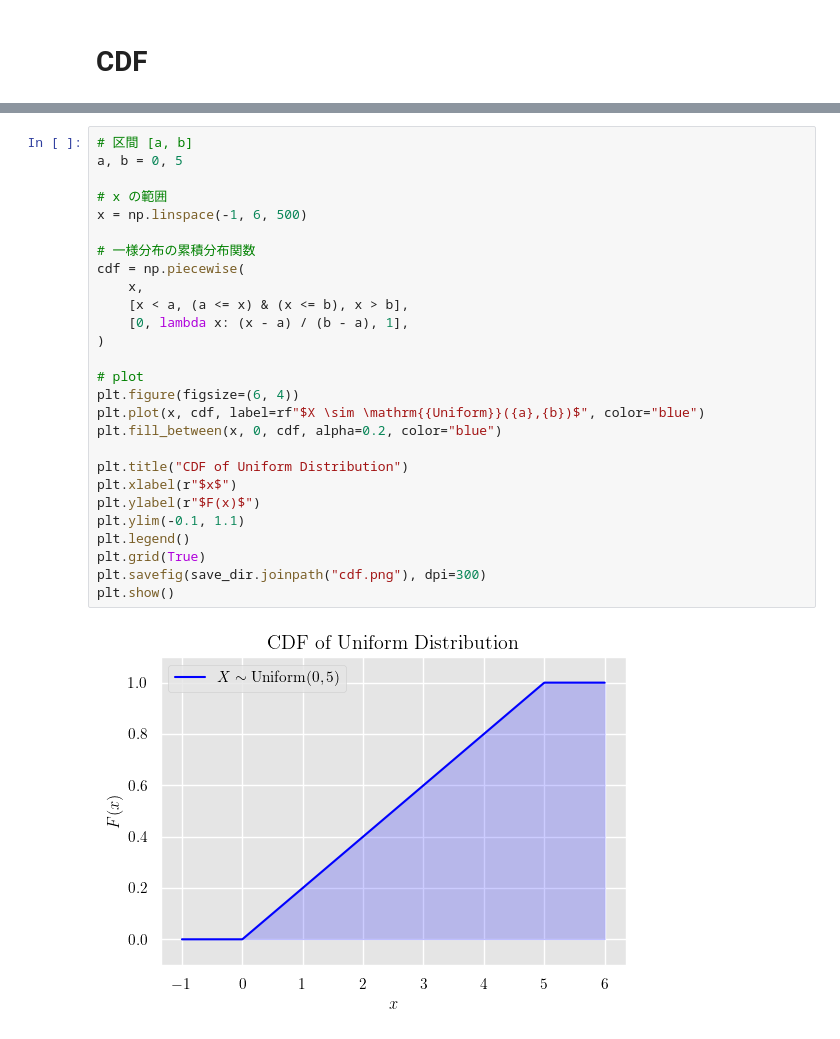
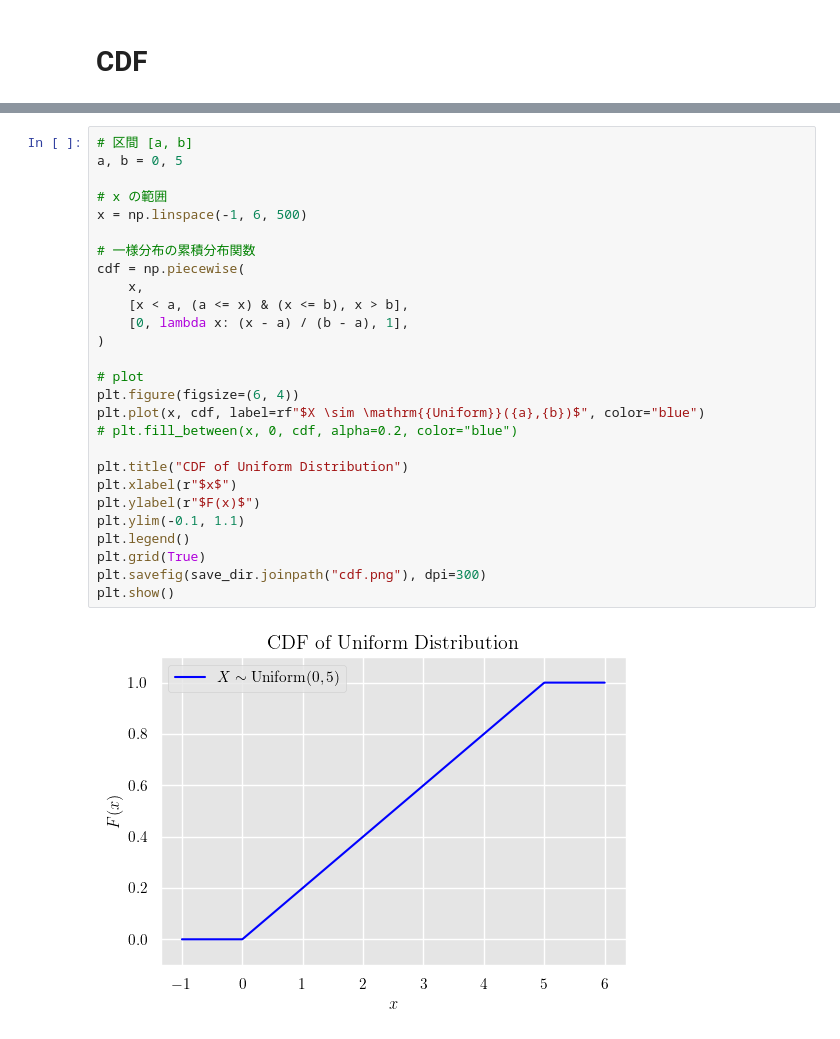
Before and after one commit to TakedaKatsuji/shioru, a Jupyter notebook: jupyters/probability_distribution/uniform.ipynb, the cells around one changed output, grey strips where cells are left out. Drawn from its saved outputs; the diff is of its cells as text.

```diff
--- a/jupyters/probability_distribution/uniform.ipynb
+++ b/jupyters/probability_distribution/uniform.ipynb
@@ -105,29 +107,29 @@ plt.show()
 # %%
 # 区間 [a, b]
 a, b = 0, 5
 
 # x の範囲
 x = np.linspace(-1, 6, 500)
 
 # 一様分布の累積分布関数
 cdf = np.piecewise(
     x,
     [x < a, (a <= x) & (x <= b), x > b],
     [0, lambda x: (x - a) / (b - a), 1],
 )
 
 # plot
 plt.figure(figsize=(6, 4))
 plt.plot(x, cdf, label=rf"$X \sim \mathrm{{Uniform}}({a},{b})$", color="blue")
-plt.fill_between(x, 0, cdf, alpha=0.2, color="blue")
+# plt.fill_between(x, 0, cdf, alpha=0.2, color="blue")
 
 plt.title("CDF of Uniform Distribution")
 plt.xlabel(r"$x$")
 plt.ylabel(r"$F(x)$")
 plt.ylim(-0.1, 1.1)
 plt.legend()
 plt.grid(True)
 plt.savefig(save_dir.joinpath("cdf.png"), dpi=300)
 plt.show()
 # %% [output]
-[figure, old version]
+[figure, new version]
```
Also changed, not shown: parts of 2 cells of this notebook, 13 other files.
